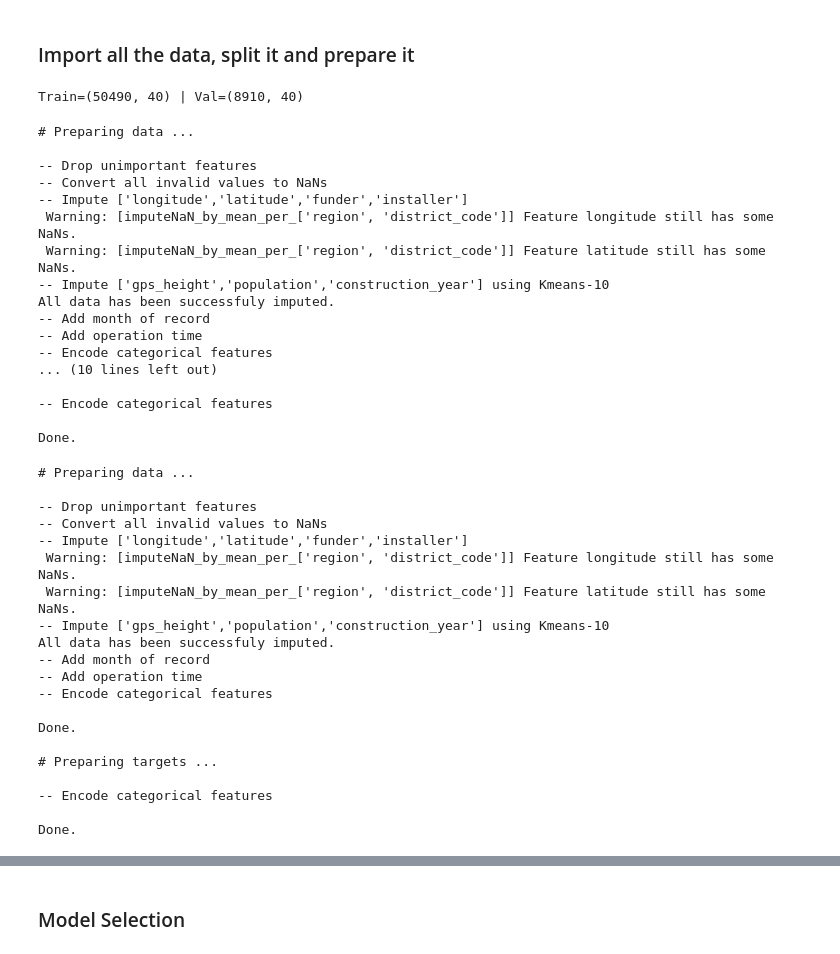
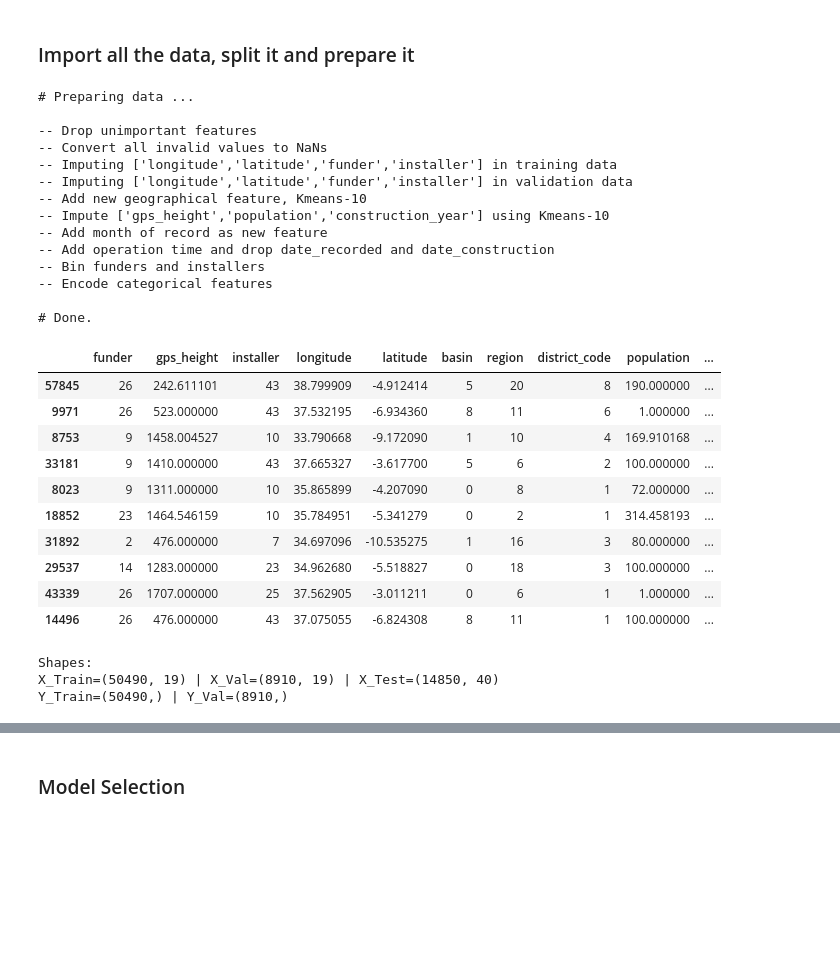
Before and after one commit to SofianeBo/Water-pump-challenge, a Jupyter notebook: Tanzania_github.ipynb, the cells around one changed output, grey strips where cells are left out. Cells and saved outputs as stored; diff of their text form; code cells hidden in the pictures; blank space fills up the shorter version.

```diff
--- a/Tanzania_github.ipynb
+++ b/Tanzania_github.ipynb
@@ -318,10 +229,2 @@ def prepare_targets(target_data):
 # %% [markdown]
 ### Import all the data, split it and prepare it
-# %%
-
-split_frac=0.15
-X_train, X_val,y_train, y_val = train_test_split(X_original,y_original, test_size=split_frac, random_state=99,stratify=y_original['status_group'])
-
-print(f'Train={X_train.shape} | Val={X_val.shape}')
-# %% [output]
-Train=(50490, 40) | Val=(8910, 40)
@@ -328,53 +326,43 @@ Train=(50490, 40) | Val=(8910, 40)
 # %%
-
-X_train, X_val = prepare_data(X_train, X_val)
-
-
-y_train=prepare_targets(y_train)
-y_val=prepare_targets(y_val)
+X_train, X_val, y_train, y_val, _=prepare_data(X_train, X_val, y_train, y_val)
 # %% [output]
 # Preparing data ...
 
 -- Drop unimportant features
 -- Convert all invalid values to NaNs
--- Impute ['longitude','latitude','funder','installer']
- Warning: [imputeNaN_by_mean_per_['region', 'district_code']] Feature longitude still has some NaNs.
- Warning: [imputeNaN_by_mean_per_['region', 'district_code']] Feature latitude still has some NaNs.
+-- Imputing ['longitude','latitude','funder','installer'] in training data
+-- Imputing ['longitude','latitude','funder','installer'] in validation data
+-- Add new geographical feature, Kmeans-10
 -- Impute ['gps_height','population','construction_year'] using Kmeans-10
-All data has been successfuly imputed.
--- Add month of record
--- Add operation time
--- Encode categorical features
-... (10 lines left out)
-
+-- Add month of record as new feature
+-- Add operation time and drop date_recorded and date_construction
+-- Bin funders and installers
 -- Encode categorical features
 
-Done.
+# Done.
-# %%
-X_train_full, X_test_prep = prepare_data(X_original, X_test)
-
-y_train_full=prepare_targets(y_original)
-# %% [output]
-# Preparing data ...
-
--- Drop unimportant features
--- Convert all invalid values to NaNs
--- Impute ['longitude','latitude','funder','installer']
- Warning: [imputeNaN_by_mean_per_['region', 'district_code']] Feature longitude still has some NaNs.
- Warning: [imputeNaN_by_mean_per_['region', 'district_code']] Feature latitude still has some NaNs.
--- Impute ['gps_height','population','construction_year'] using Kmeans-10
-All data has been successfuly imputed.
--- Add month of record
--- Add operation time
--- Encode categorical features
-
-Done.
-
-# Preparing targets ...
-
--- Encode categorical features
-
-Done.
+# %%
+X_train.sample(10)
+# %% [output]
+|  | funder | gps_height | installer | longitude | latitude | basin | region | district_code | population | ... |
+| 57845 | 26 | 242.611101 | 43 | 38.799909 | -4.912414 | 5 | 20 | 8 | 190.000000 | ... |
+| 9971 | 26 | 523.000000 | 43 | 37.532195 | -6.934360 | 8 | 11 | 6 | 1.000000 | ... |
+| 8753 | 9 | 1458.004527 | 10 | 33.790668 | -9.172090 | 1 | 10 | 4 | 169.910168 | ... |
+| 33181 | 9 | 1410.000000 | 43 | 37.665327 | -3.617700 | 5 | 6 | 2 | 100.000000 | ... |
+| 8023 | 9 | 1311.000000 | 10 | 35.865899 | -4.207090 | 0 | 8 | 1 | 72.000000 | ... |
+| 18852 | 23 | 1464.546159 | 10 | 35.784951 | -5.341279 | 0 | 2 | 1 | 314.458193 | ... |
+| 31892 | 2 | 476.000000 | 7 | 34.697096 | -10.535275 | 1 | 16 | 3 | 80.000000 | ... |
+| 29537 | 14 | 1283.000000 | 23 | 34.962680 | -5.518827 | 0 | 18 | 3 | 100.000000 | ... |
+| 43339 | 26 | 1707.000000 | 25 | 37.562905 | -3.011211 | 0 | 6 | 1 | 1.000000 | ... |
+| 14496 | 26 | 476.000000 | 43 | 37.075055 | -6.824308 | 8 | 11 | 1 | 100.000000 | ... |
+# %%
+
+print('\n\nShapes:')
+print(f'X_Train={X_train.shape} | X_Val={X_val.shape} | X_Test={X_test.shape}')
+print(f'Y_Train={y_train.shape} | Y_Val={y_val.shape}')
+# %% [output]
+Shapes:
+X_Train=(50490, 19) | X_Val=(8910, 19) | X_Test=(14850, 40)
+Y_Train=(50490,) | Y_Val=(8910,)
 # %%
 X_train.to_csv("X_train_prepared.csv", index=False)
 X_val.to_csv("X_val_prepared.csv", index=False)
```
Also changed, not shown: parts of 42 cells of this notebook.
